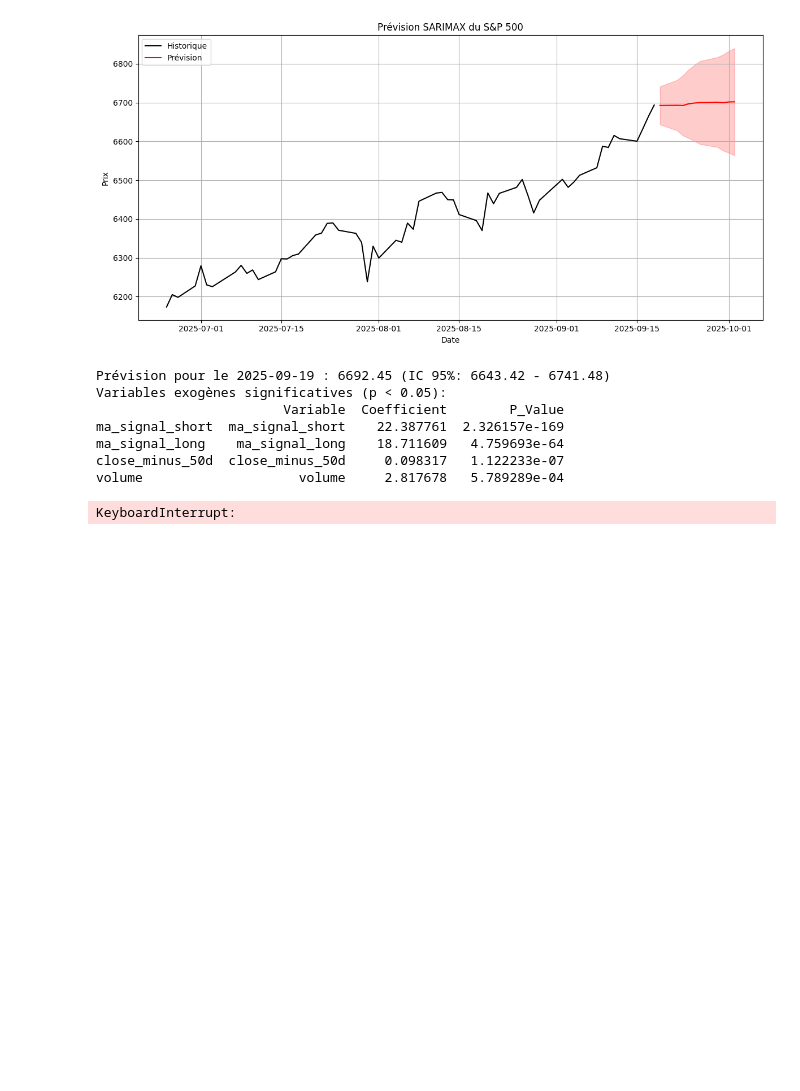
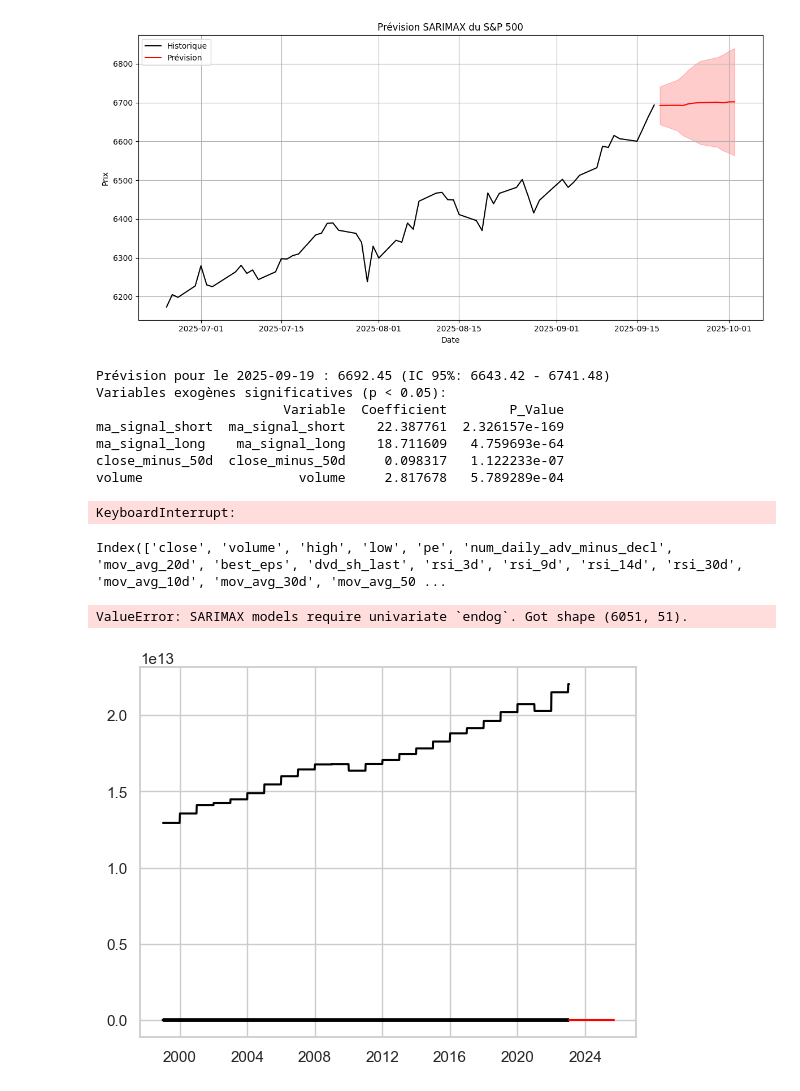
Before and after one commit to Alazuz/bigdata_project, a Jupyter notebook: SARIMAX.ipynb, the cells around one changed output. Cells and saved outputs as stored; diff of their text form; code cells hidden in the pictures; blank space fills up the shorter version.

```diff
--- a/SARIMAX.ipynb
+++ b/SARIMAX.ipynb
@@ -805,3 +805,64 @@ portfolio.plot().show()
 portfolio.stats()
 portfolio.total_return()
 portfolio.sharpe_ratio()
+# %%
+from sklearn.metrics import mean_squared_error, mean_absolute_error
+from statsmodels.tsa.seasonal import seasonal_decompose, STL
+from statsmodels.graphics.tsaplots import plot_acf, plot_pacf
+from statsmodels.stats.diagnostic import acorr_ljungbox
+from statsmodels.tsa.statespace.sarimax import SARIMAX
+from statsmodels.tsa.arima_process import ArmaProcess
+from statsmodels.graphics.gofplots import qqplot
+from statsmodels.tsa.stattools import adfuller
+import statsmodels.api as sm
+from tqdm import tqdm_notebook
+from itertools import product
+from typing import Union
+
+from IPython.display import display
+import numpy as np
+import pandas as pd
+pd.set_option('display.max_rows', 15)
+pd.set_option('display.max_columns', 500)
+pd.set_option('display.width', 1000)
+import matplotlib.pyplot as plt
+from datetime import datetime
+from datetime import timedelta
+from pandas.plotting import register_matplotlib_converters
+register_matplotlib_converters()
+
+import seaborn as sns
+sns.set(style="whitegrid")
+
+import warnings
+warnings.filterwarnings('ignore')
+
+df = data.copy()
+cible = df[['cible']].copy()
+print(df.columns)
+train = df[:'2023-01-19']
+test = cible['2023-01-20':]
+
+plt.plot(train, color = "black")
+plt.plot(test, color = "red")
+
+import warnings
+warnings.simplefilter(action = 'ignore', category = Warning)
+
+# let's train the model with the appropriate parameters, SARIMAX(0, 2, 2)x(0, 2, 2, 12)
+# importing the model class
+from statsmodels.tsa.statespace.sarimax import SARIMAX
+
+# let's create an object of this model
+model = SARIMAX(train,
+                order = (1, 1, 1),
+                seasonal_order = (3, 0, 1,5),
+                enforce_stationarity = False,
+                enforce_invertibility = False)
+
+# apply the method fit
+result = model.fit(maxiter = 500, method = 'nm')
+# %% [output]
+Index(['close', 'volume', 'high', 'low', 'pe', 'num_daily_adv_minus_decl', 'mov_avg_20d', 'best_eps', 'dvd_sh_last', 'rsi_3d', 'rsi_9d', 'rsi_14d', 'rsi_30d', 'mov_avg_10d', 'mov_avg_30d', 'mov_avg_50 ...
+ValueError: SARIMAX models require univariate `endog`. Got shape (6051, 51).
+[figure, added]
```
Also changed, not shown: 2 other files.
